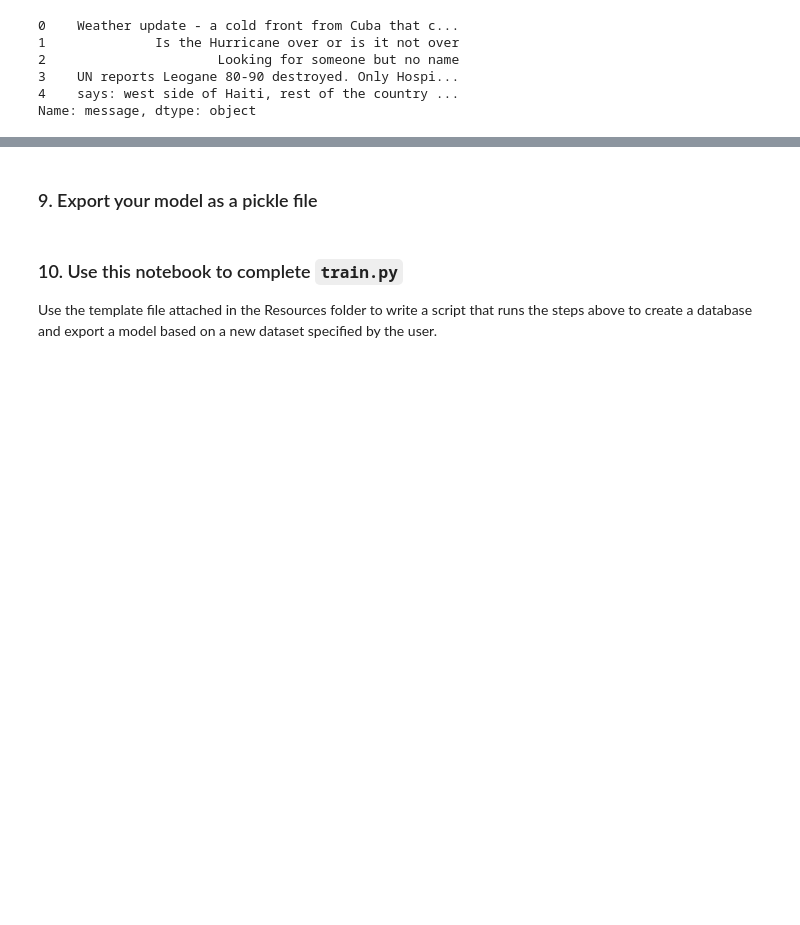
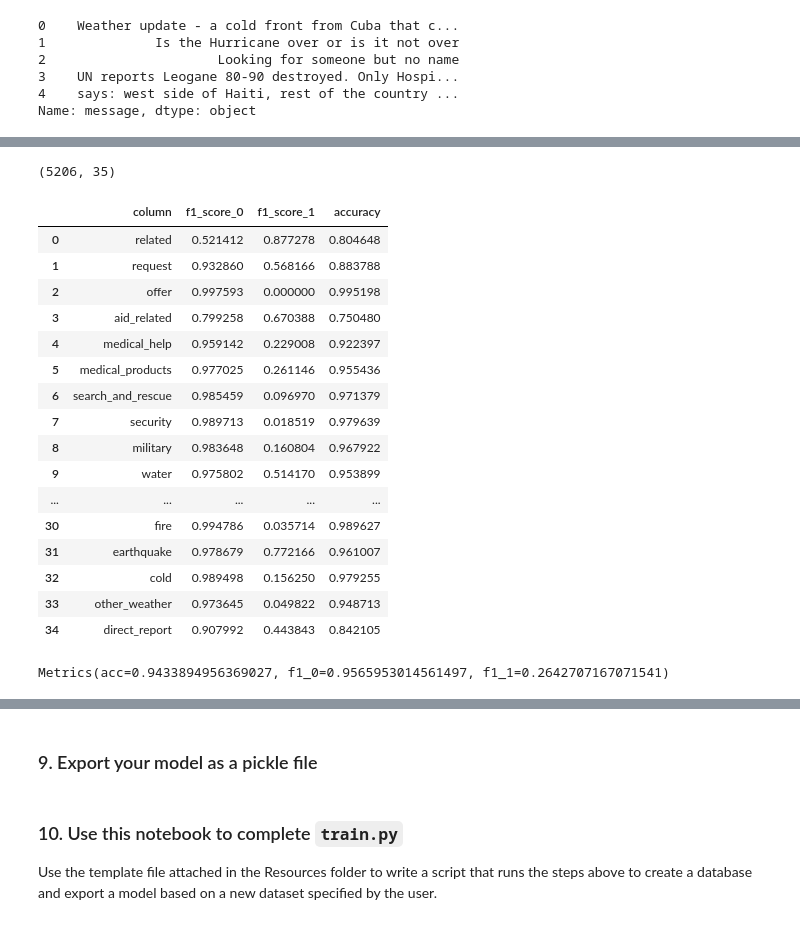
Before and after one commit to leminkhoa/Udacity_DisasterReponsePipeline_Project, a Jupyter notebook: ML Pipeline Preparation.ipynb, the cells around one changed output, grey strips where cells are left out. Cells and saved outputs as stored; diff of their text form; code cells hidden in the pictures; blank space fills up the shorter version.

```diff
--- a/ML Pipeline Preparation.ipynb
+++ b/ML Pipeline Preparation.ipynb
@@ -92,0 +325,8 @@ Since this project focuses on code quality, process, and  pipelines, there is no
+# %%
+# specify parameters for grid search
+parameters = {
+        'tfidf__smooth_idf': [True, False],
+        'clf__estimator__n_estimators': [10],
+        'clf__estimator__min_samples_split': [2, 10]
+}
+cv = GridSearchCV(pipeline, param_grid=parameters, verbose=4, cv=3)
@@ -92,0 +338,2 @@ Since this project focuses on code quality, process, and  pipelines, there is no
+# %%
+cv.fit(X_train, y_train)
@@ -92,0 +360,33 @@ Since this project focuses on code quality, process, and  pipelines, there is no
+# %%
+# Predict
+y_pred = cv.predict(X_test)
+# %%
+y_pred.shape
+# %% [output]
+(5206, 35)
+# %%
+report_df, metrics_mean = metrics_evaluation(y_test, y_pred)
+# %%
+report_df
+# %% [output]
+|  | column | f1_score_0 | f1_score_1 | accuracy |
+| 0 | related | 0.521412 | 0.877278 | 0.804648 |
+| 1 | request | 0.932860 | 0.568166 | 0.883788 |
+| 2 | offer | 0.997593 | 0.000000 | 0.995198 |
+| 3 | aid_related | 0.799258 | 0.670388 | 0.750480 |
+| 4 | medical_help | 0.959142 | 0.229008 | 0.922397 |
+| 5 | medical_products | 0.977025 | 0.261146 | 0.955436 |
+| 6 | search_and_rescue | 0.985459 | 0.096970 | 0.971379 |
+| 7 | security | 0.989713 | 0.018519 | 0.979639 |
+| 8 | military | 0.983648 | 0.160804 | 0.967922 |
+| 9 | water | 0.975802 | 0.514170 | 0.953899 |
+| ... | ... | ... | ... | ... |
+| 30 | fire | 0.994786 | 0.035714 | 0.989627 |
+| 31 | earthquake | 0.978679 | 0.772166 | 0.961007 |
+| 32 | cold | 0.989498 | 0.156250 | 0.979255 |
+| 33 | other_weather | 0.973645 | 0.049822 | 0.948713 |
+| 34 | direct_report | 0.907992 | 0.443843 | 0.842105 |
+# %%
+metrics_mean
+# %% [output]
+Metrics(acc=0.9433894956369027, f1_0=0.9565953014561497, f1_1=0.2642707167071541)
```
Also changed, not shown: parts of 54 cells of this notebook, 11 other files.
